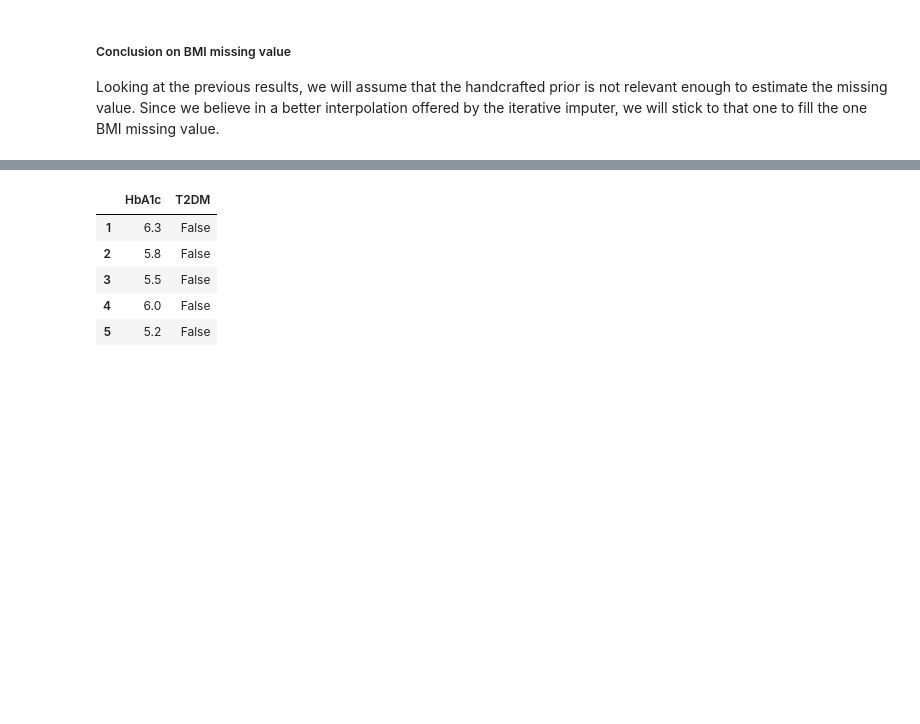
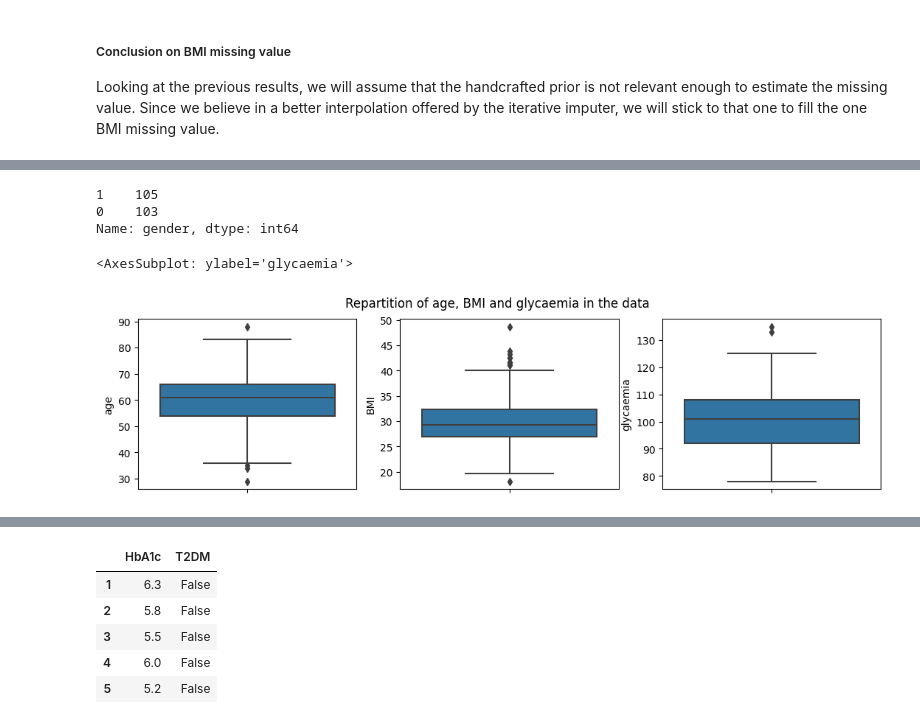
Before and after one commit to AlexandreChaussard/Datacamp-Project, a Jupyter notebook: DT2_starting_kit.ipynb, the cells around one changed output, grey strips where cells are left out. Drawn from its saved outputs; the diff is of its cells as text; code cells hidden in the pictures; blank space fills up the shorter version.

Commit message:
Statistical insights CGM & clinical data view

```diff
--- a/DT2_starting_kit.ipynb
+++ b/DT2_starting_kit.ipynb
@@ -183,0 +220,18 @@ Looking at the previous results, we will assume that the handcrafted prior is no
+# %%
+X['gender'].value_counts()
+# %% [output]
+1    105
+0    103
+Name: gender, dtype: int64
+# %%
+plt.figure(figsize=(13,3))
+plt.suptitle("Repartition of age, BMI and glycaemia in the data")
+plt.subplot(1,3,1)
+sns.boxplot(data=X, y="age")
+plt.subplot(1,3,2)
+sns.boxplot(data=X, y="BMI")
+plt.subplot(1,3,3)
+sns.boxplot(data=X, y="glycaemia")
+# %% [output]
+<AxesSubplot: ylabel='glycaemia'>
+[figure, added]
```
Also changed, not shown: parts of 36 cells of this notebook, 1 other file.
